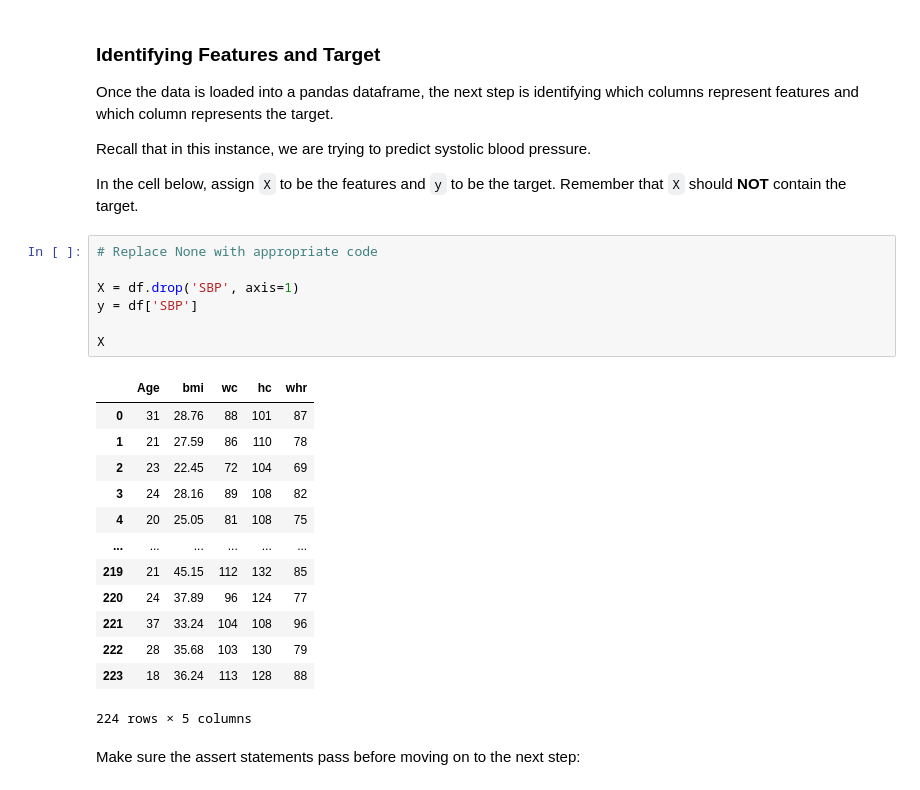
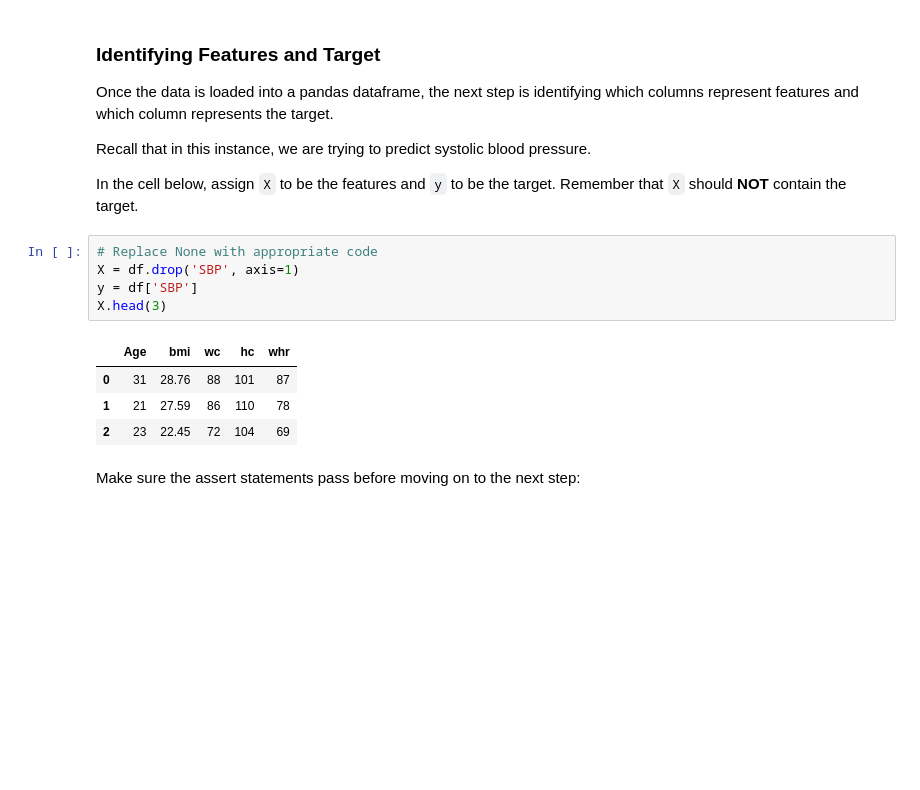
Before and after one commit to joeldmott/dsc-ml-fundamentals-lab, a Jupyter notebook: index.ipynb, the cells around one changed output. Drawn from its saved outputs; the diff is of its cells as text; blank space fills up the shorter version.

```diff
--- a/index.ipynb
+++ b/index.ipynb
@@ -115,25 +115,14 @@ Recall that in this instance, we are trying to predict systolic blood pressure.
 In the cell below, assign `X` to be the features and `y` to be the target. Remember that `X` should **NOT** contain the target.
 # %%
 # Replace None with appropriate code
-
 X = df.drop('SBP', axis=1)
 y = df['SBP']
-
-X
+X.head(3)
 # %% [output]
 |  | Age | bmi | wc | hc | whr |
 | 0 | 31 | 28.76 | 88 | 101 | 87 |
 | 1 | 21 | 27.59 | 86 | 110 | 78 |
 | 2 | 23 | 22.45 | 72 | 104 | 69 |
-| 3 | 24 | 28.16 | 89 | 108 | 82 |
-| 4 | 20 | 25.05 | 81 | 108 | 75 |
-| ... | ... | ... | ... | ... | ... |
-| 219 | 21 | 45.15 | 112 | 132 | 85 |
-| 220 | 24 | 37.89 | 96 | 124 | 77 |
-| 221 | 37 | 33.24 | 104 | 108 | 96 |
-| 222 | 28 | 35.68 | 103 | 130 | 79 |
-| 223 | 18 | 36.24 | 113 | 128 | 88 |
-224 rows × 5 columns
 # %% [markdown]
 Make sure the assert statements pass before moving on to the next step:
 # %%
```
Also changed, not shown: parts of 4 cells of this notebook.
